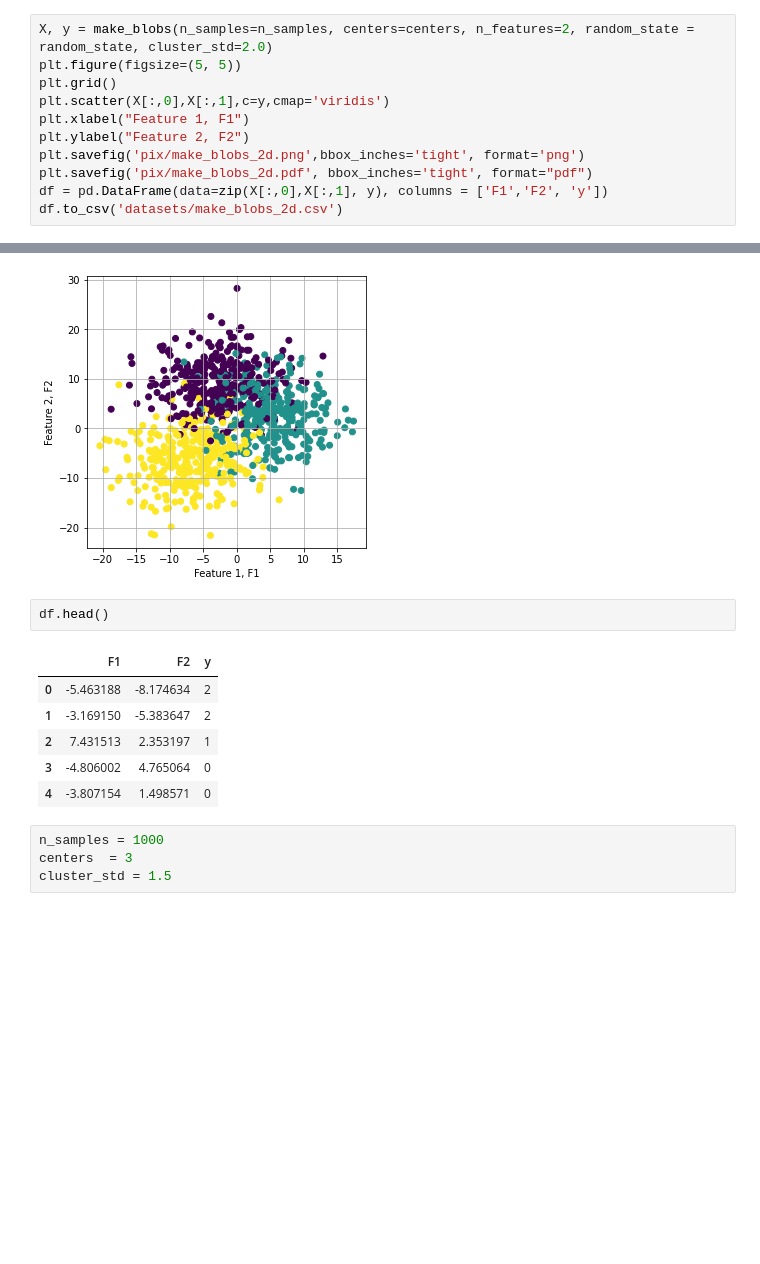
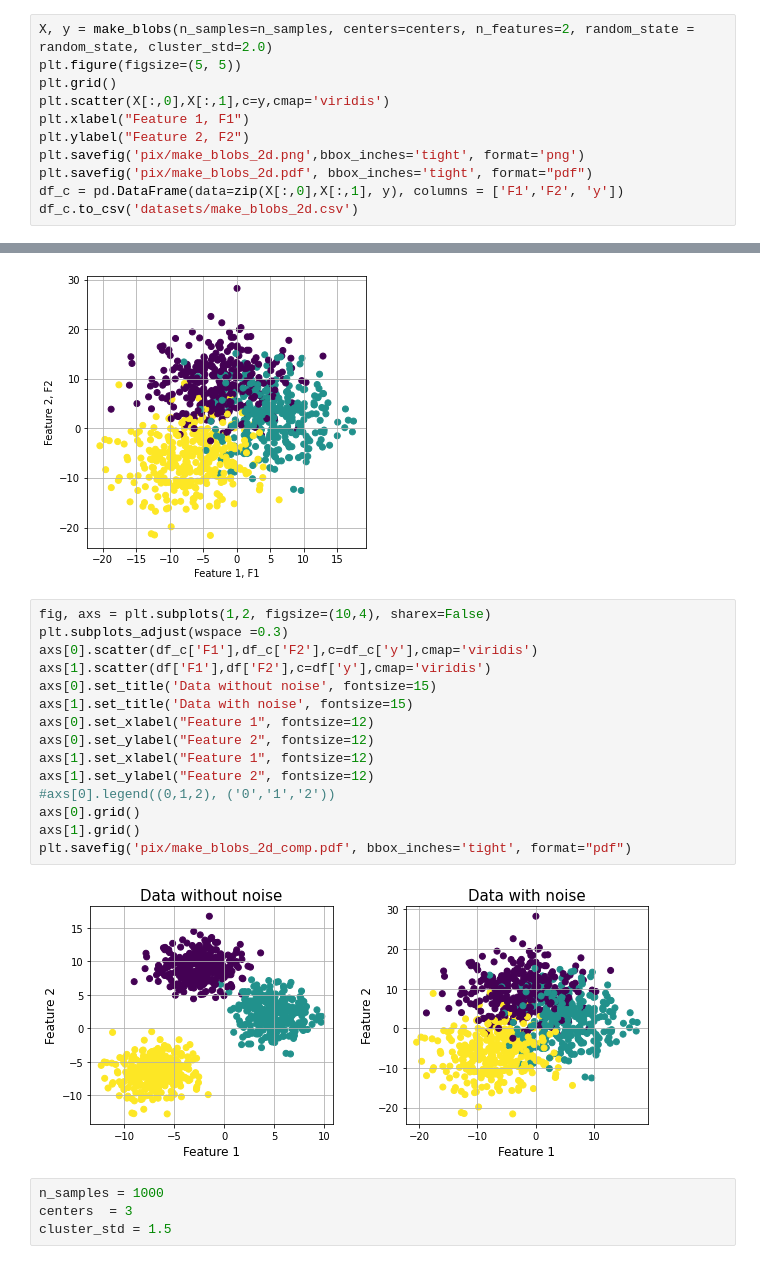
Before and after one commit to michaukuk/clamp_evaluation, a Jupyter notebook: datasets_generator.ipynb, the cells around one changed output, grey strips where cells are left out. Drawn from its saved outputs; the diff is of its cells as text; blank space fills up the shorter version.

Commit message:
dataset modyfication for paper

```diff
--- a/datasets_generator.ipynb
+++ b/datasets_generator.ipynb
@@ -25,8 +25,8 @@ plt.xlabel("Feature 1, F1")
 plt.ylabel("Feature 2, F2")
 plt.savefig('pix/make_blobs_2d.png',bbox_inches='tight', format='png')
 plt.savefig('pix/make_blobs_2d.pdf', bbox_inches='tight', format="pdf")
-df = pd.DataFrame(data=zip(X[:,0],X[:,1], y), columns = ['F1','F2', 'y'])
-df.to_csv('datasets/make_blobs_2d.csv')
+df_c = pd.DataFrame(data=zip(X[:,0],X[:,1], y), columns = ['F1','F2', 'y'])
+df_c.to_csv('datasets/make_blobs_2d.csv')
 # %% [output]
 [figure]
 # %%
@@ -42,15 +42,23 @@ df = pd.DataFrame(data=zip(X[:,0],X[:,1], y), columns = ['F1','F2', 'y'])
 df.to_csv('datasets/make_blobs_2d.csv')
 # %% [output]
 [figure]
-# %%
-df.head()
-# %% [output]
-|  | F1 | F2 | y |
-| 0 | -5.463188 | -8.174634 | 2 |
-| 1 | -3.169150 | -5.383647 | 2 |
-| 2 | 7.431513 | 2.353197 | 1 |
-| 3 | -4.806002 | 4.765064 | 0 |
-| 4 | -3.807154 | 1.498571 | 0 |
+# %%
+fig, axs = plt.subplots(1,2, figsize=(10,4), sharex=False)
+plt.subplots_adjust(wspace =0.3)
+axs[0].scatter(df_c['F1'],df_c['F2'],c=df_c['y'],cmap='viridis')
+axs[1].scatter(df['F1'],df['F2'],c=df['y'],cmap='viridis')
+axs[0].set_title('Data without noise', fontsize=15)
+axs[1].set_title('Data with noise', fontsize=15)
+axs[0].set_xlabel("Feature 1", fontsize=12)
+axs[0].set_ylabel("Feature 2", fontsize=12)
+axs[1].set_xlabel("Feature 1", fontsize=12)
+axs[1].set_ylabel("Feature 2", fontsize=12)
+#axs[0].legend((0,1,2), ('0','1','2'))
+axs[0].grid()
+axs[1].grid()
+plt.savefig('pix/make_blobs_2d_comp.pdf', bbox_inches='tight', format="pdf")
+# %% [output]
+[figure, added]
 # %%
 n_samples = 1000
 centers  = 3
```
Also changed, not shown: parts of 8 cells of this notebook, 7 other files.
